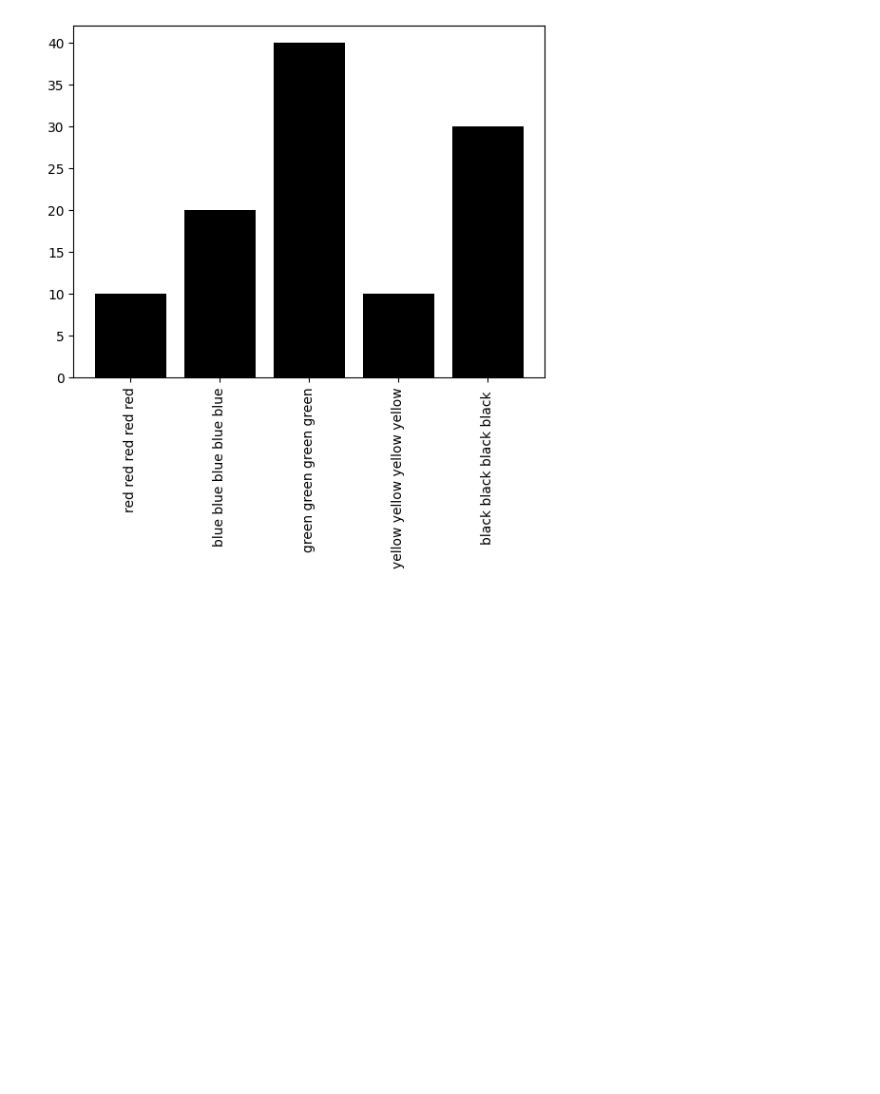
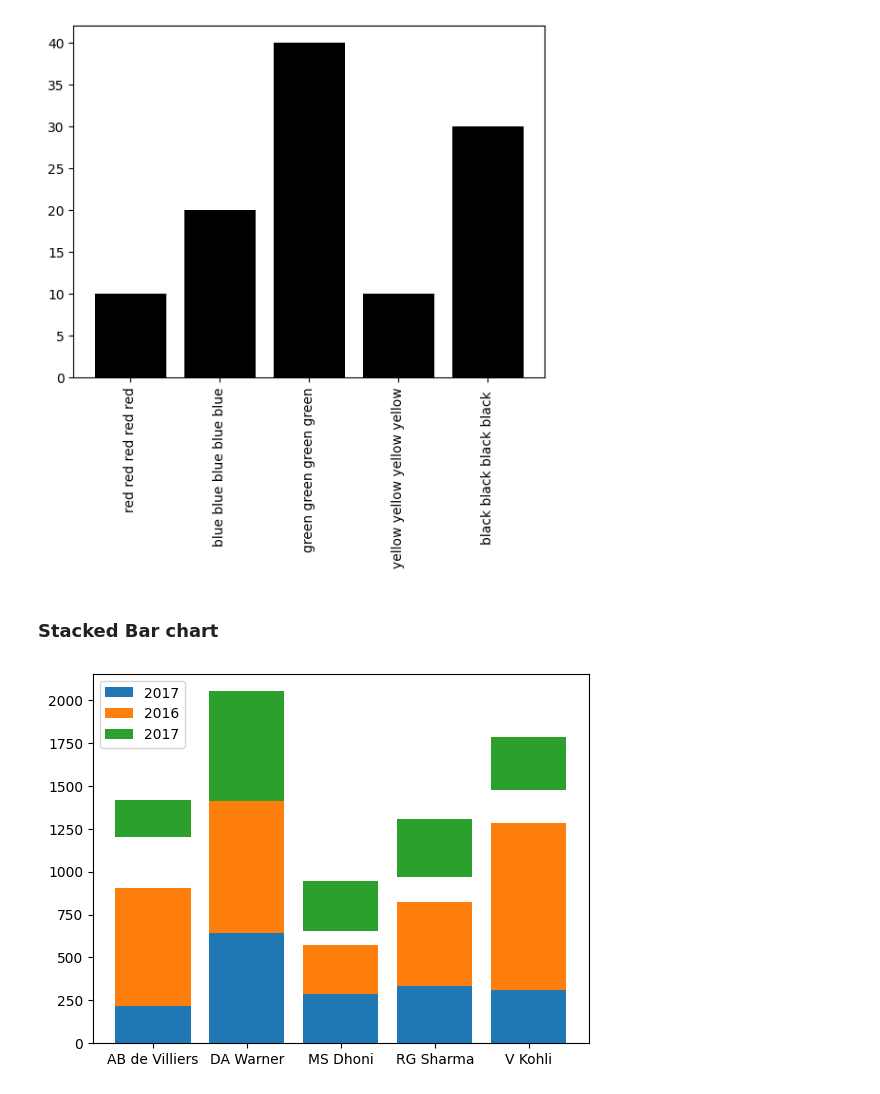
Before and after one commit to simran-aug15/Matplotlib, a Jupyter notebook: Bar_chart.ipynb, the cells around one changed output. Cells and saved outputs as stored; diff of their text form; code cells hidden in the pictures; blank space fills up the shorter version.

```diff
--- a/Bar_chart.ipynb
+++ b/Bar_chart.ipynb
@@ -58,3 +58,13 @@ plt.xticks(rotation='vertical')
 plt.show()
 # %% [output]
 [figure]
+# %% [markdown]
+### Stacked Bar chart
+# %%
+plt.bar(df['batsman'],df['2017'],label='2017')
+plt.bar(df['batsman'],df['2016'],bottom=df['2017'],label='2016')
+plt.bar(df['batsman'],df['2017'],bottom=df['2015']+df['2016'],label='2017')
+plt.legend()
+plt.show()
+# %% [output]
+[figure, added]
```
